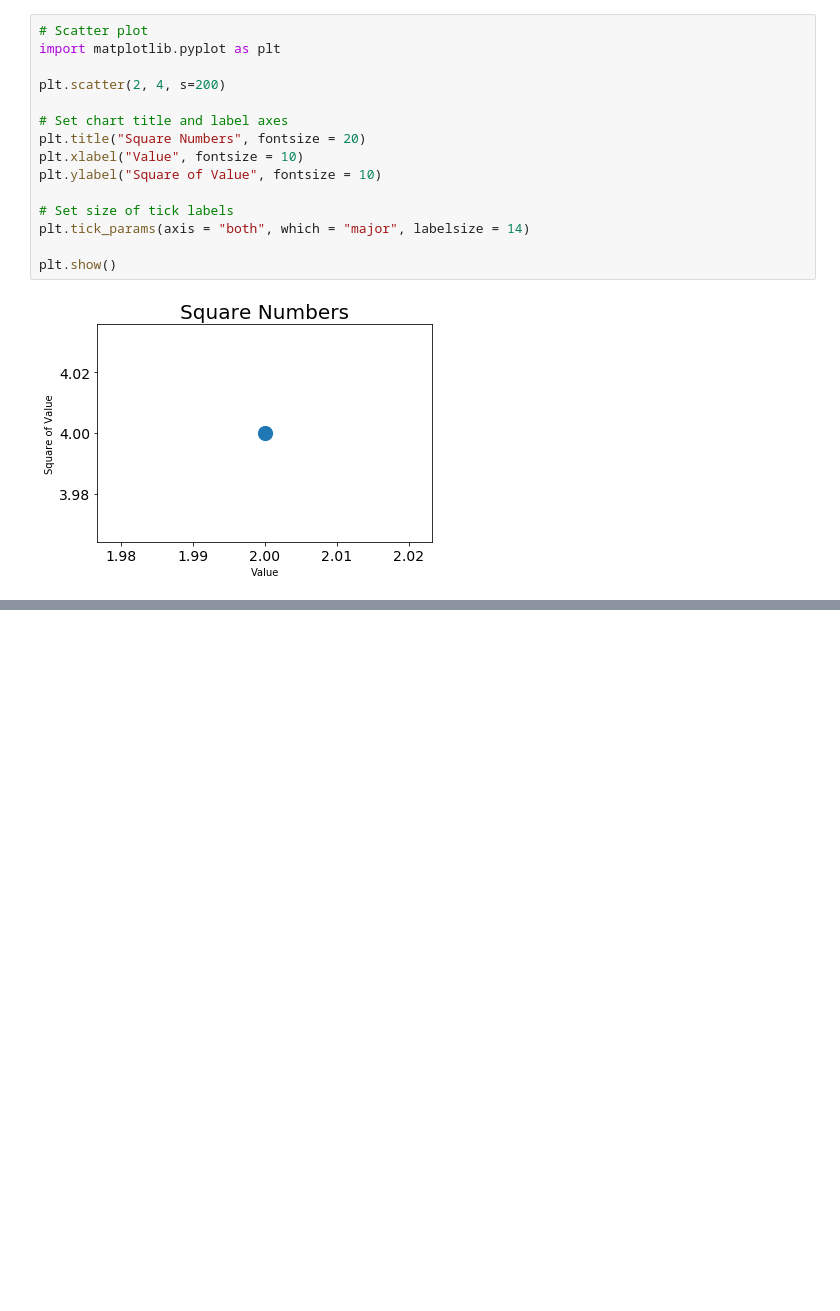
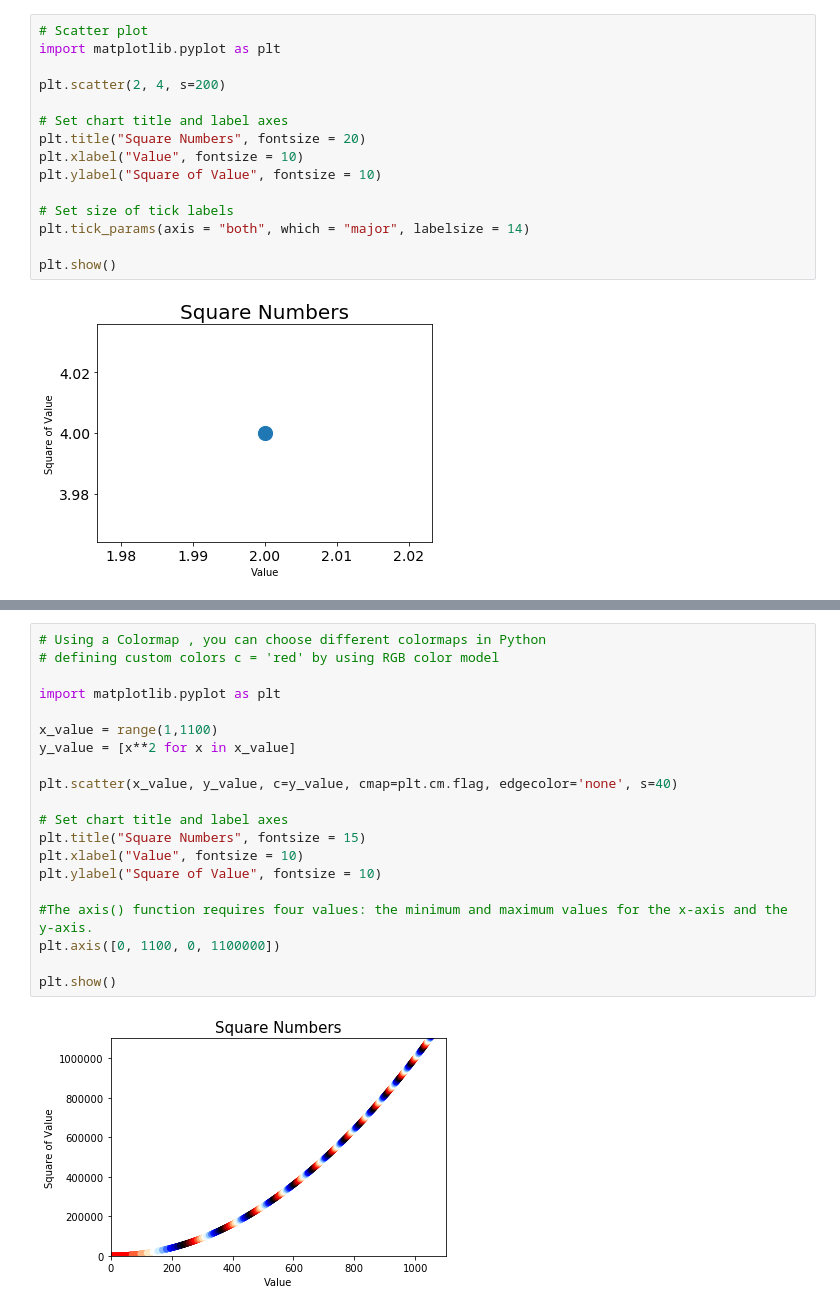
Before and after one commit to JocelynLi0616/Python-Crash-Course, a Jupyter notebook: Data Visualization Project - Generating Data.ipynb, the cells around one changed output, grey strips where cells are left out. Drawn from its saved outputs; the diff is of its cells as text; blank space fills up the shorter version.

```diff
--- a/Data Visualization Project - Generating Data.ipynb
+++ b/Data Visualization Project - Generating Data.ipynb
@@ -76,0 +139,22 @@ plt.show()
+# %%
+# Using a Colormap , you can choose different colormaps in Python
+# defining custom colors c = 'red' by using RGB color model
+
+import matplotlib.pyplot as plt
+
+x_value = range(1,1100)
+y_value = [x**2 for x in x_value]
+
+plt.scatter(x_value, y_value, c=y_value, cmap=plt.cm.flag, edgecolor='none', s=40)
+
+# Set chart title and label axes
+plt.title("Square Numbers", fontsize = 15)
+plt.xlabel("Value", fontsize = 10)
+plt.ylabel("Square of Value", fontsize = 10)
+
+#The axis() function requires four values: the minimum and maximum values for the x-axis and the y-axis.
+plt.axis([0, 1100, 0, 1100000])
+
+plt.show()
+# %% [output]
+[figure, added]
```
Also changed, not shown: parts of 8 cells of this notebook.
